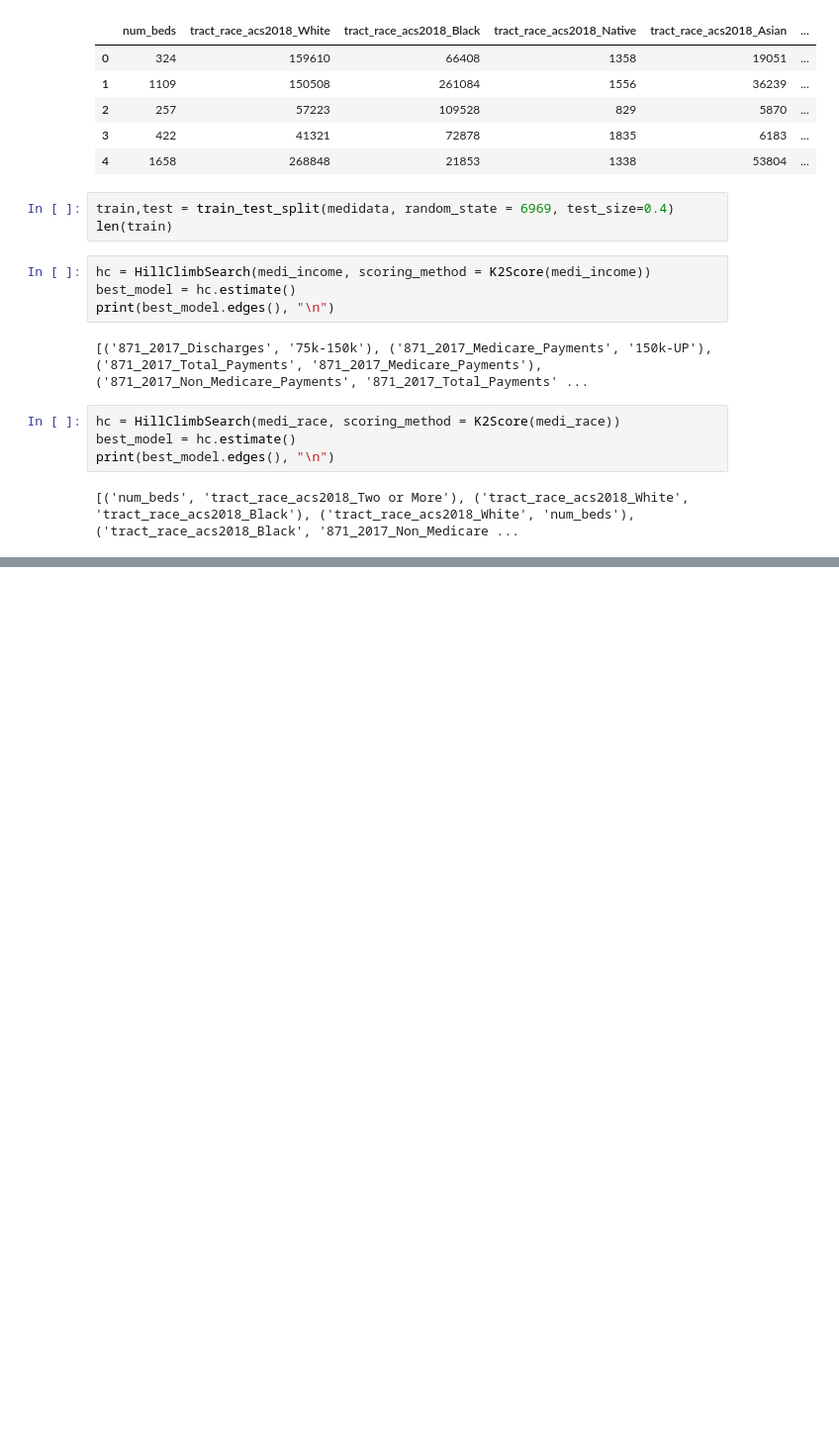
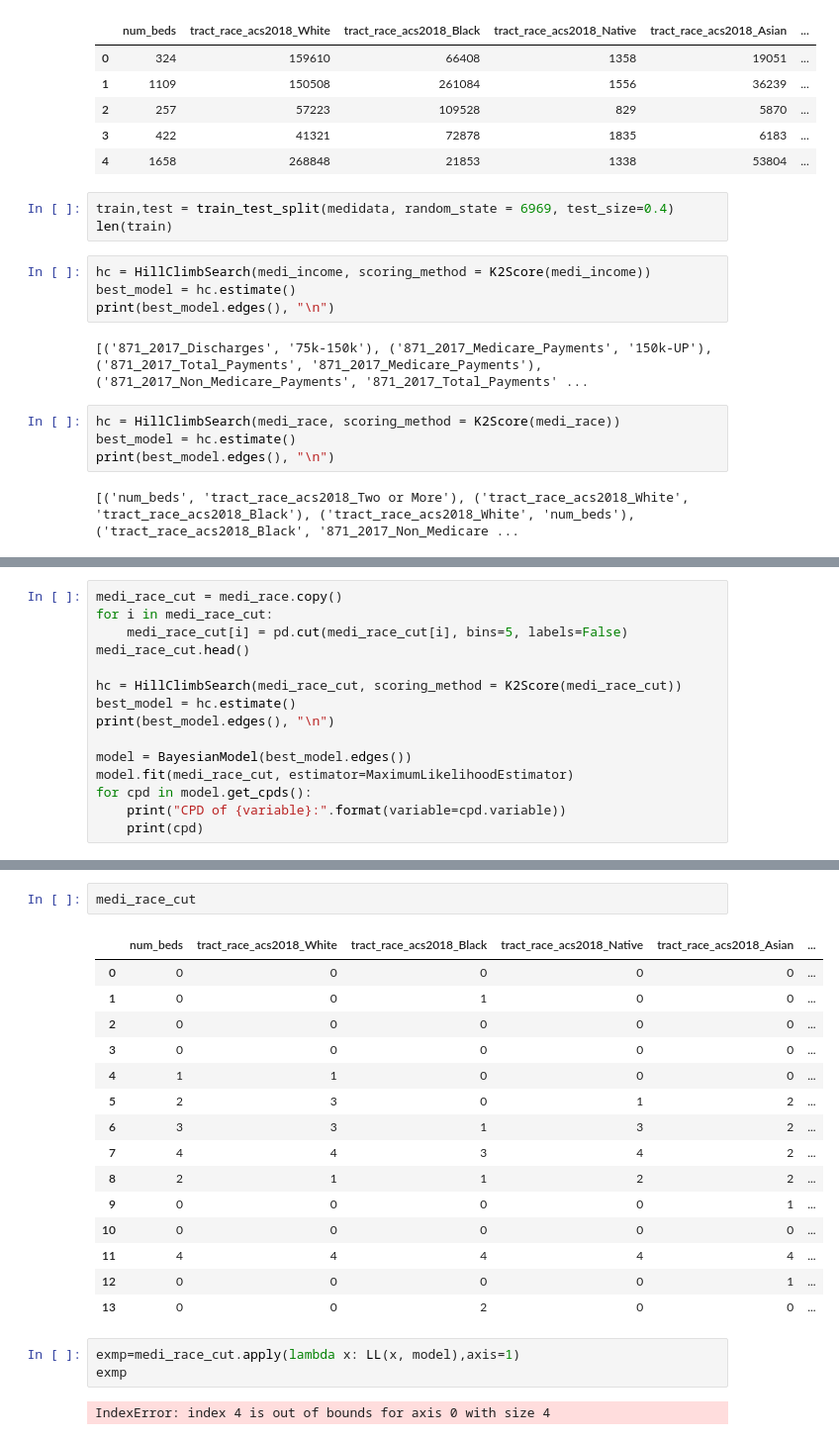
Before and after one commit to westerleyy/medicareinNYC, a Jupyter notebook: analytics/bayes_net_analysis.ipynb, the cells around one changed output, grey strips where cells are left out. Shown at 99% size. Drawn from its saved outputs; the diff is of its cells as text; blank space fills up the shorter version.

```diff
--- a/analytics/bayes_net_analysis.ipynb
+++ b/analytics/bayes_net_analysis.ipynb
@@ -92,0 +115,15 @@ print(best_model.edges(), "\n")
+# %%
+medi_race_cut = medi_race.copy()
+for i in medi_race_cut:
+    medi_race_cut[i] = pd.cut(medi_race_cut[i], bins=5, labels=False)
+medi_race_cut.head()
+
+hc = HillClimbSearch(medi_race_cut, scoring_method = K2Score(medi_race_cut))
+best_model = hc.estimate()
+print(best_model.edges(), "\n")
+
+model = BayesianModel(best_model.edges())
+model.fit(medi_race_cut, estimator=MaximumLikelihoodEstimator)
+for cpd in model.get_cpds():
+    print("CPD of {variable}:".format(variable=cpd.variable))
+    print(cpd)
@@ -92,0 +149,23 @@ print(best_model.edges(), "\n")
+# %%
+medi_race_cut
+# %% [output]
+|  | num_beds | tract_race_acs2018_White | tract_race_acs2018_Black | tract_race_acs2018_Native | tract_race_acs2018_Asian | ... |
+| 0 | 0 | 0 | 0 | 0 | 0 | ... |
+| 1 | 0 | 0 | 1 | 0 | 0 | ... |
+| 2 | 0 | 0 | 0 | 0 | 0 | ... |
+| 3 | 0 | 0 | 0 | 0 | 0 | ... |
+| 4 | 1 | 1 | 0 | 0 | 0 | ... |
+| 5 | 2 | 3 | 0 | 1 | 2 | ... |
+| 6 | 3 | 3 | 1 | 3 | 2 | ... |
+| 7 | 4 | 4 | 3 | 4 | 2 | ... |
+| 8 | 2 | 1 | 1 | 2 | 2 | ... |
+| 9 | 0 | 0 | 0 | 0 | 1 | ... |
+| 10 | 0 | 0 | 0 | 0 | 0 | ... |
+| 11 | 4 | 4 | 4 | 4 | 4 | ... |
+| 12 | 0 | 0 | 0 | 0 | 1 | ... |
+| 13 | 0 | 0 | 2 | 0 | 0 | ... |
+# %%
+exmp=medi_race_cut.apply(lambda x: LL(x, model),axis=1)
+exmp
+# %% [output]
+IndexError: index 4 is out of bounds for axis 0 with size 4
```
Also changed, not shown: parts of 5 cells of this notebook, 51 other files.
